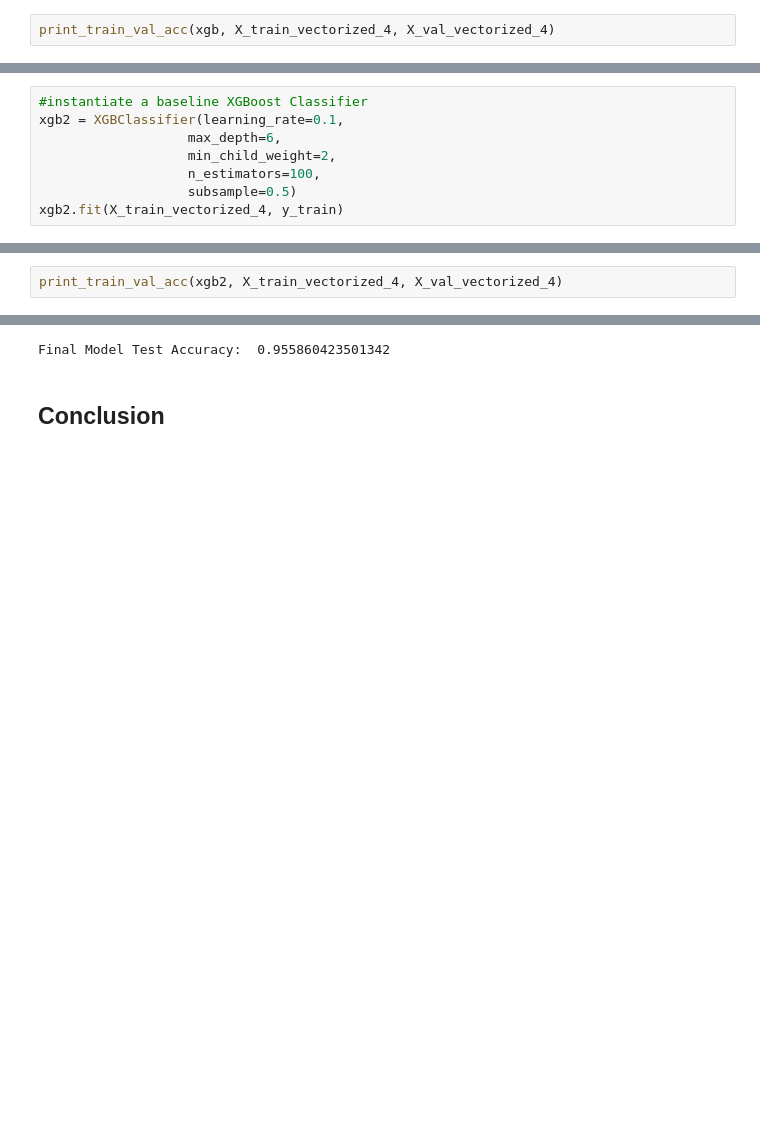
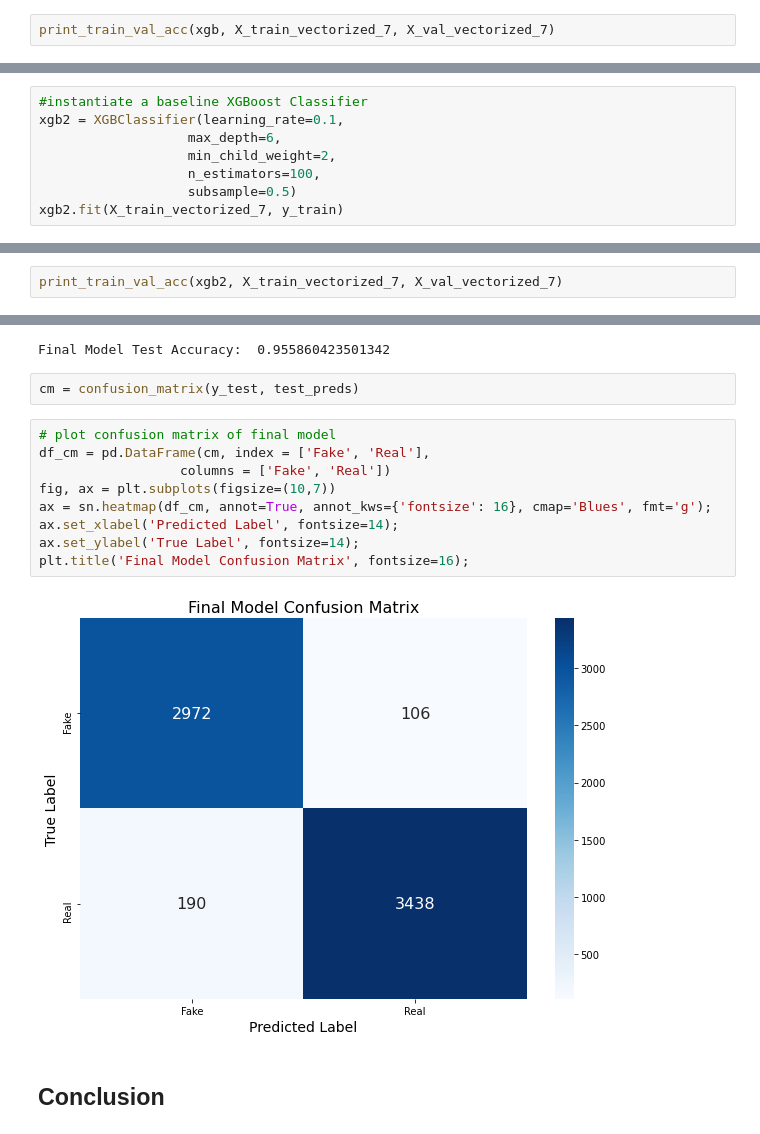
Before and after one commit to bentoler22/Phase_5_Project, a Jupyter notebook: Fake News Detection.ipynb, the cells around one changed output, grey strips where cells are left out. Saved outputs shown, nothing was run; the diff lists cells and outputs as text; blank space fills up the shorter version.

```diff
--- a/Fake News Detection.ipynb
+++ b/Fake News Detection.ipynb
@@ -663,5 +639,5 @@ XGBClassifier(base_score=0.5, booster='gbtree', colsample_bylevel=1,
               reg_alpha=0, reg_lambda=1, scale_pos_weight=1, subsample=1,
               tree_method='exact', validate_parameters=1, verbosity=None)
 # %%
-print_train_val_acc(xgb, X_train_vectorized_4, X_val_vectorized_4)
+print_train_val_acc(xgb, X_train_vectorized_7, X_val_vectorized_7)
 # %% [output]
@@ -706,7 +682,7 @@ xgb2 = XGBClassifier(learning_rate=0.1,
                    min_child_weight=2,
                    n_estimators=100,
                    subsample=0.5)
-xgb2.fit(X_train_vectorized_4, y_train)
+xgb2.fit(X_train_vectorized_7, y_train)
 # %% [output]
 XGBClassifier(base_score=0.5, booster='gbtree', colsample_bylevel=1,
               colsample_bynode=1, colsample_bytree=1, gamma=0, gpu_id=-1,
@@ -717,5 +693,5 @@ XGBClassifier(base_score=0.5, booster='gbtree', colsample_bylevel=1,
               reg_alpha=0, reg_lambda=1, scale_pos_weight=1, subsample=0.5,
               tree_method='exact', validate_parameters=1, verbosity=None)
 # %%
-print_train_val_acc(xgb2, X_train_vectorized_4, X_val_vectorized_4)
+print_train_val_acc(xgb2, X_train_vectorized_7, X_val_vectorized_7)
 # %% [output]
@@ -732,6 +708,19 @@ test_preds= final_model.predict(X_test_vec_final)
 print("Final Model Test Accuracy: ", accuracy_score(test_preds, y_test))
 # %% [output]
 Final Model Test Accuracy:  0.955860423501342
+# %%
+cm = confusion_matrix(y_test, test_preds)
+# %%
+# plot confusion matrix of final model
+df_cm = pd.DataFrame(cm, index = ['Fake', 'Real'],
+                  columns = ['Fake', 'Real'])
+fig, ax = plt.subplots(figsize=(10,7))
+ax = sn.heatmap(df_cm, annot=True, annot_kws={'fontsize': 16}, cmap='Blues', fmt='g');
+ax.set_xlabel('Predicted Label', fontsize=14);
+ax.set_ylabel('True Label', fontsize=14);
+plt.title('Final Model Confusion Matrix', fontsize=16);
+# %% [output]
+[figure, added]
 # %% [markdown]
 ## Conclusion
 # %% [markdown]
```
Also changed, not shown: parts of 66 cells of this notebook.
